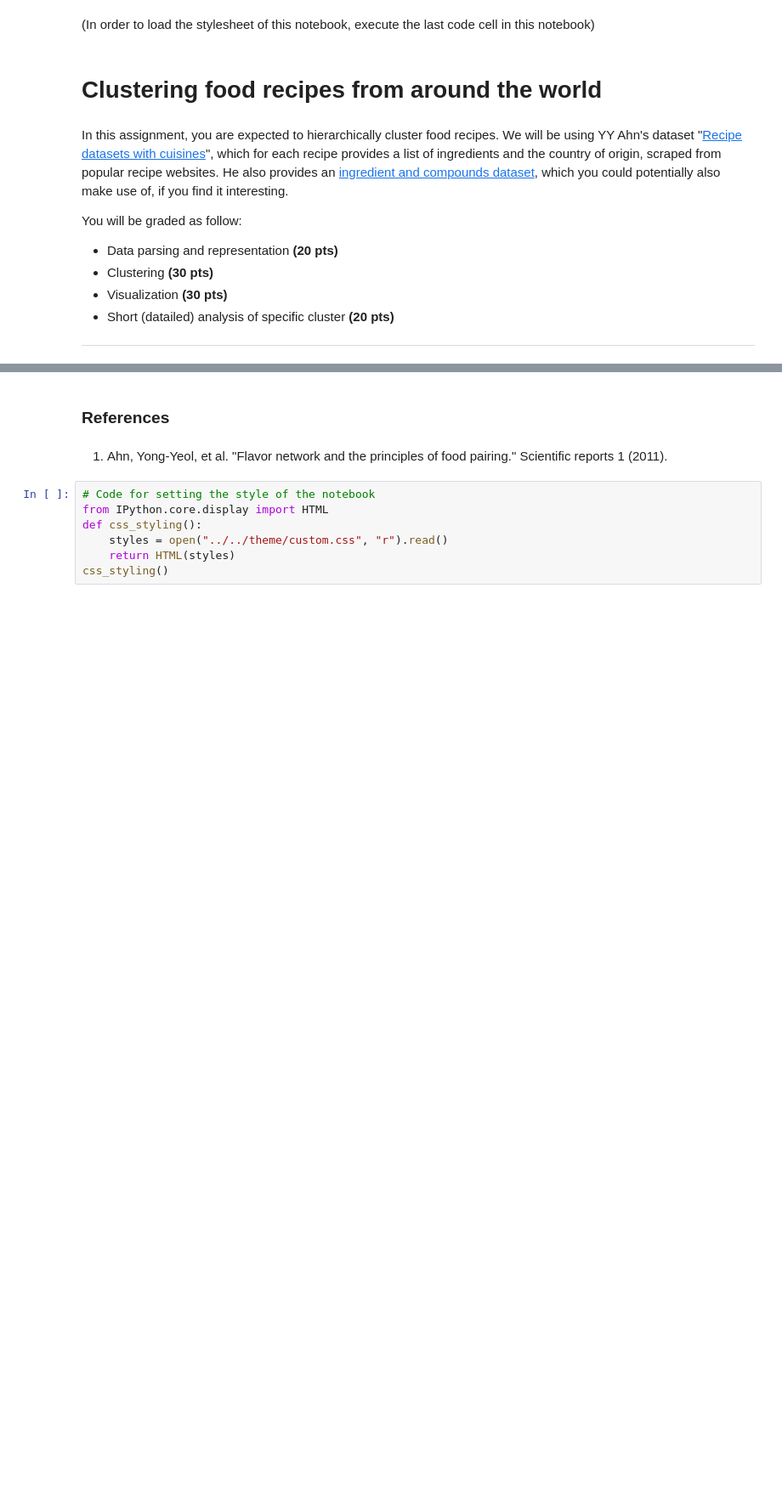
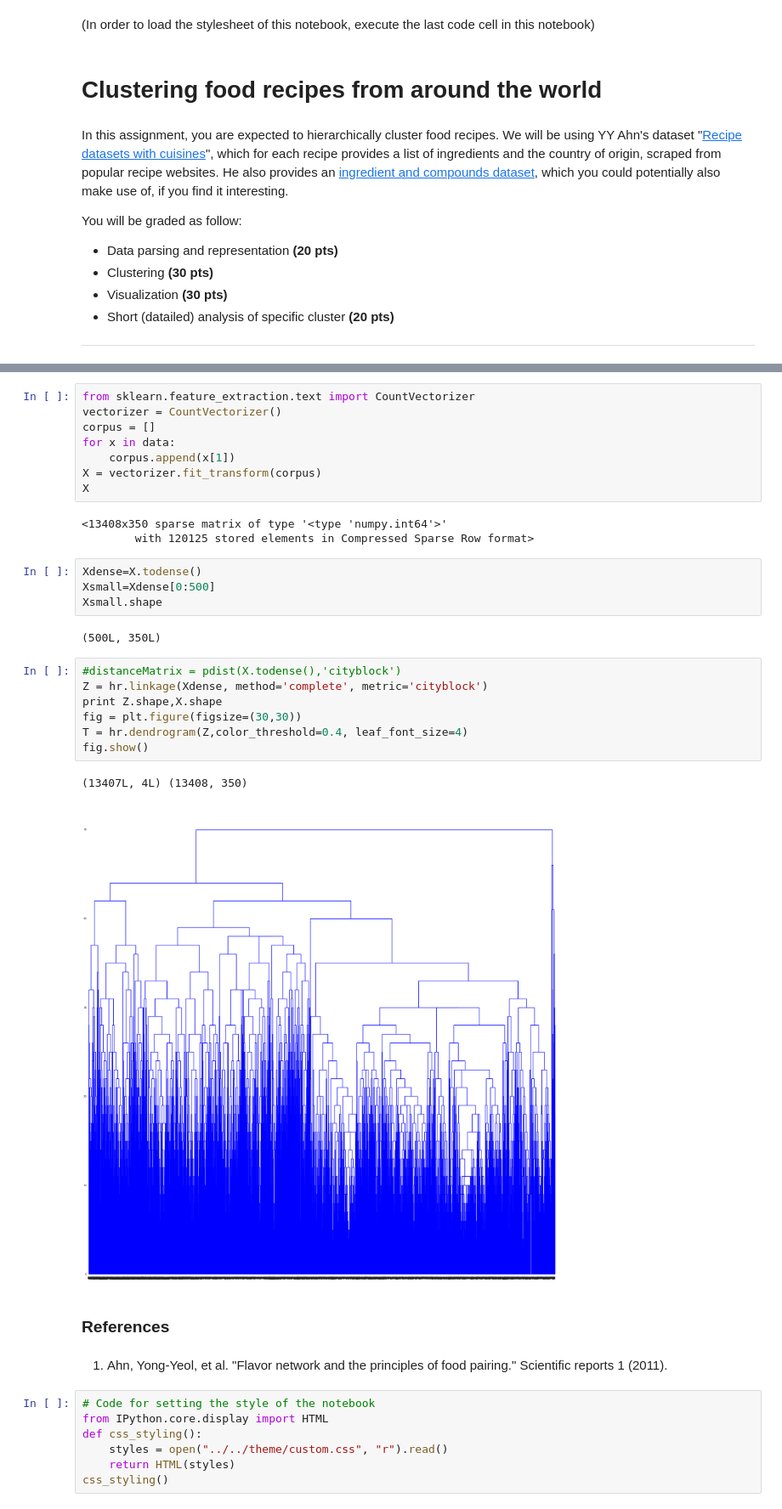
Before and after one commit to tbeaudry/spring-2015-homeworks, a Jupyter notebook: submissions/Homework-4/4.Food-recipes.ipynb, the cells around one changed output, grey strips where cells are left out. Shown at 85% size. Saved outputs shown, nothing was run; the diff lists cells and outputs as text; blank space fills up the shorter version.

Commit message:
data parsed and visualized

```diff
--- a/submissions/Homework-4/4.Food-recipes.ipynb
+++ b/submissions/Homework-4/4.Food-recipes.ipynb
@@ -47,3 +68,30 @@ data=np.array(data)
+# %%
+from sklearn.feature_extraction.text import CountVectorizer
+vectorizer = CountVectorizer()
+corpus = []
+for x in data:
+    corpus.append(x[1])
+X = vectorizer.fit_transform(corpus)
+X
+# %% [output]
+<13408x350 sparse matrix of type '<type 'numpy.int64'>'
+        with 120125 stored elements in Compressed Sparse Row format>
+# %%
+Xdense=X.todense()
+Xsmall=Xdense[0:500]
+Xsmall.shape
+# %% [output]
+(500L, 350L)
+# %%
+#distanceMatrix = pdist(X.todense(),'cityblock')
+Z = hr.linkage(Xdense, method='complete', metric='cityblock')
+print Z.shape,X.shape
+fig = plt.figure(figsize=(30,30))
+T = hr.dendrogram(Z,color_threshold=0.4, leaf_font_size=4)
+fig.show()
+# %% [output]
+(13407L, 4L) (13408, 350)
+[figure, added]
 # %% [markdown]
 ### References
 # %% [markdown]
```
Also changed, not shown: parts of 2 cells of this notebook.
